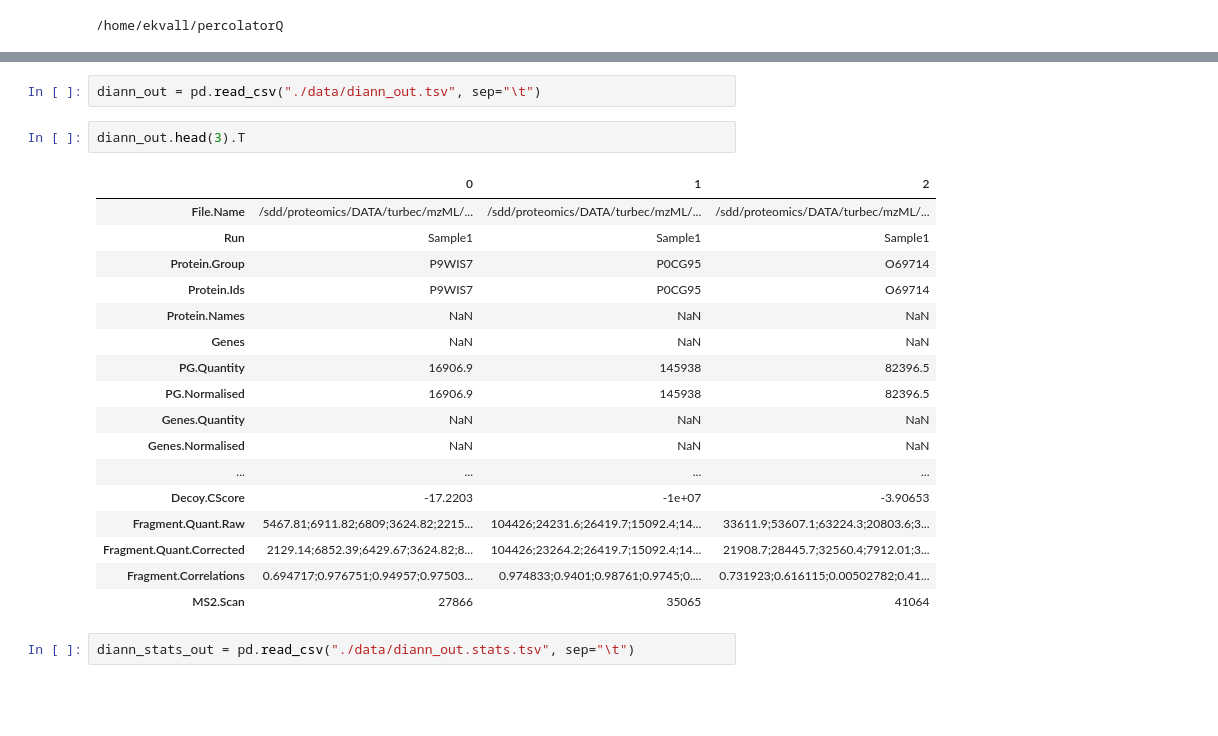
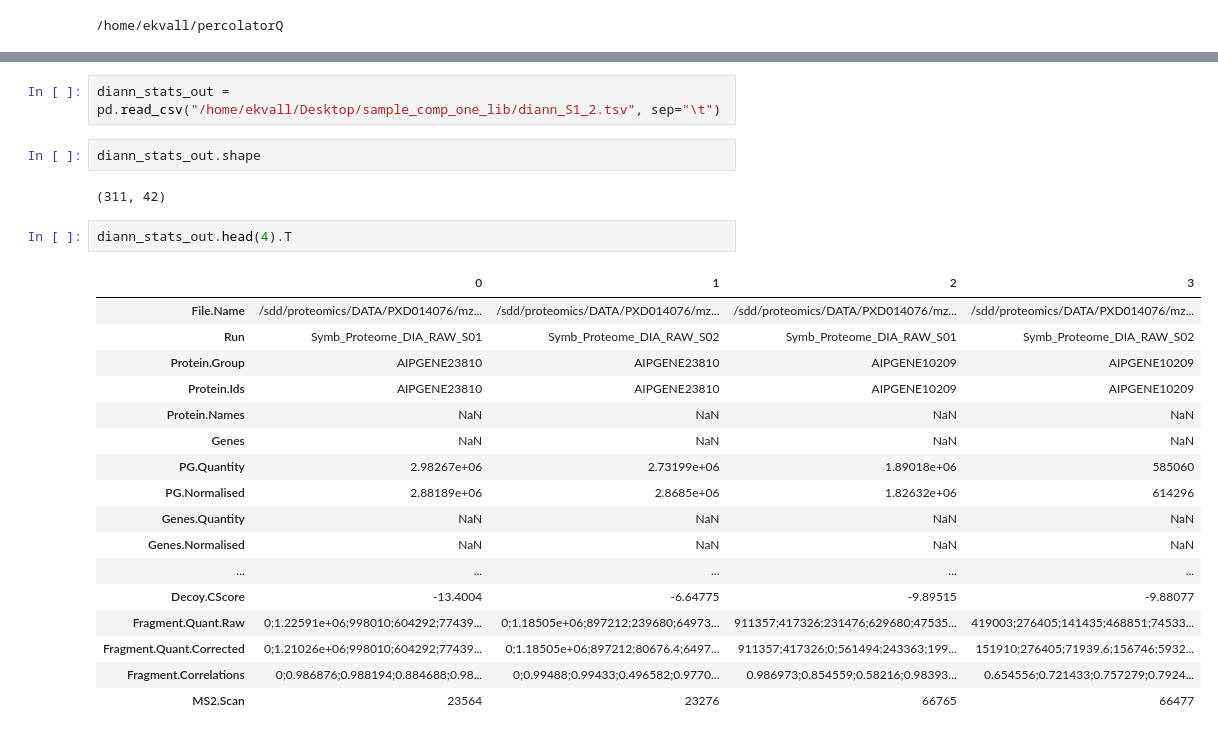
Before and after one commit to ekvall93/percolatorQ, a Jupyter notebook: DIA-NN.ipynb, the cells around one changed output, grey strips where cells are left out. Saved outputs shown, nothing was run; the diff lists cells and outputs as text; blank space fills up the shorter version.

Commit message:
diann 2 sample

```diff
--- a/DIA-NN.ipynb
+++ b/DIA-NN.ipynb
@@ -29,24 +129,26 @@ Finished
 # %%
-diann_out = pd.read_csv("./data/diann_out.tsv", sep="\t")
+diann_stats_out = pd.read_csv("/home/ekvall/Desktop/sample_comp_one_lib/diann_S1_2.tsv", sep="\t")
+# %%
+diann_stats_out.shape
+# %% [output]
+(311, 42)
 # %%
-diann_out.head(3).T
+diann_stats_out.head(4).T
 # %% [output]
-|  | 0 | 1 | 2 |
-| File.Name | /sdd/proteomics/DATA/turbec/mzML/... | /sdd/proteomics/DATA/turbec/mzML/... | /sdd/proteomics/DATA/turbec/mzML/... |
-| Run | Sample1 | Sample1 | Sample1 |
-| Protein.Group | P9WIS7 | P0CG95 | O69714 |
-| Protein.Ids | P9WIS7 | P0CG95 | O69714 |
-| Protein.Names | NaN | NaN | NaN |
-| Genes | NaN | NaN | NaN |
-| PG.Quantity | 16906.9 | 145938 | 82396.5 |
-| PG.Normalised | 16906.9 | 145938 | 82396.5 |
-| Genes.Quantity | NaN | NaN | NaN |
-| Genes.Normalised | NaN | NaN | NaN |
-| ... | ... | ... | ... |
-| Decoy.CScore | -17.2203 | -1e+07 | -3.90653 |
-| Fragment.Quant.Raw | 5467.81;6911.82;6809;3624.82;2215... | 104426;24231.6;26419.7;15092.4;14... | 33611.9;53607.1;63224.3;20803.6;3... |
-| Fragment.Quant.Corrected | 2129.14;6852.39;6429.67;3624.82;8... | 104426;23264.2;26419.7;15092.4;14... | 21908.7;28445.7;32560.4;7912.01;3... |
-| Fragment.Correlations | 0.694717;0.976751;0.94957;0.97503... | 0.974833;0.9401;0.98761;0.9745;0.... | 0.731923;0.616115;0.00502782;0.41... |
-| MS2.Scan | 27866 | 35065 | 41064 |
+|  | 0 | 1 | 2 | 3 |
+| File.Name | /sdd/proteomics/DATA/PXD014076/mz... | /sdd/proteomics/DATA/PXD014076/mz... | /sdd/proteomics/DATA/PXD014076/mz... | /sdd/proteomics/DATA/PXD014076/mz... |
+| Run | Symb_Proteome_DIA_RAW_S01 | Symb_Proteome_DIA_RAW_S02 | Symb_Proteome_DIA_RAW_S01 | Symb_Proteome_DIA_RAW_S02 |
+| Protein.Group | AIPGENE23810 | AIPGENE23810 | AIPGENE10209 | AIPGENE10209 |
+| Protein.Ids | AIPGENE23810 | AIPGENE23810 | AIPGENE10209 | AIPGENE10209 |
+| Protein.Names | NaN | NaN | NaN | NaN |
+| Genes | NaN | NaN | NaN | NaN |
+| PG.Quantity | 2.98267e+06 | 2.73199e+06 | 1.89018e+06 | 585060 |
+| PG.Normalised | 2.88189e+06 | 2.8685e+06 | 1.82632e+06 | 614296 |
+| Genes.Quantity | NaN | NaN | NaN | NaN |
+| Genes.Normalised | NaN | NaN | NaN | NaN |
+| ... | ... | ... | ... | ... |
+| Decoy.CScore | -13.4004 | -6.64775 | -9.89515 | -9.88077 |
+| Fragment.Quant.Raw | 0;1.22591e+06;998010;604292;77439... | 0;1.18505e+06;897212;239680;64973... | 911357;417326;231476;629680;47535... | 419003;276405;141435;468851;74533... |
+| Fragment.Quant.Corrected | 0;1.21026e+06;998010;604292;77439... | 0;1.18505e+06;897212;80676.4;6497... | 911357;417326;0;561494;243363;199... | 151910;276405;71939.6;156746;5932... |
+| Fragment.Correlations | 0;0.986876;0.988194;0.884688;0.98... | 0;0.99488;0.99433;0.496582;0.9770... | 0.986973;0.854559;0.58216;0.98393... | 0.654556;0.721433;0.757279;0.7924... |
+| MS2.Scan | 23564 | 23276 | 66765 | 66477 |
-# %%
-diann_stats_out = pd.read_csv("./data/diann_out.stats.tsv", sep="\t")
```
Also changed, not shown: parts of 11 cells of this notebook.
